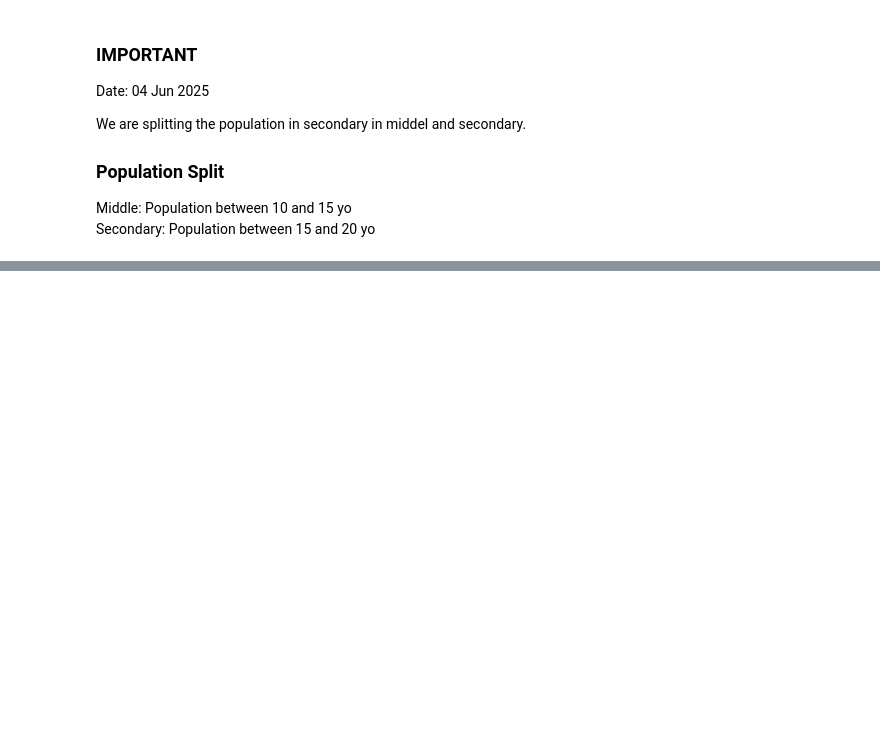
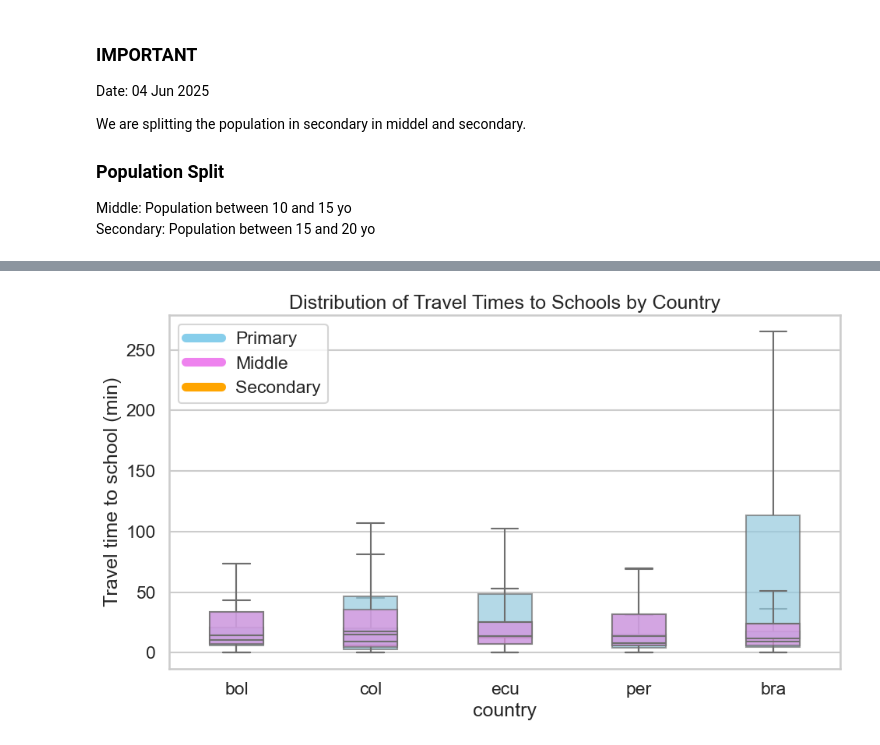
Before and after one commit to Claudio9701/amazon-settlements-edu-access, a Jupyter notebook: 04_population_distance_analysis_with_bra.ipynb, the cells around one changed output, grey strips where cells are left out. Saved outputs shown, nothing was run; the diff lists cells and outputs as text; code cells hidden in the pictures; blank space fills up the shorter version.

```diff
--- a/04_population_distance_analysis_with_bra.ipynb
+++ b/04_population_distance_analysis_with_bra.ipynb
@@ -759,35 +1249,51 @@ sns.boxplot(
     color="skyblue",
     showfliers=False,
     width=0.4,
     # position=1,
     boxprops=dict(alpha=0.7),
     linewidth=1.5,
     dodge=True,
     label="Primary",
 )
 sns.boxplot(
+    data=gdf_combined_stats[gdf_combined_stats["pop_middle_school_age"] > 0],
+    x="country",
+    y="duration_to_nearest_middle_schools",
+    color="skyblue",
+    showfliers=False,
+    width=0.4,
+    # position=1,
+    boxprops=dict(alpha=0.7),
+    linewidth=1.5,
+    dodge=True,
+    label="Middle",
+)
+sns.boxplot(
     data=gdf_combined_stats[gdf_combined_stats["pop_secondary_school_age"] > 0],
     x="country",
     y="duration_to_nearest_secondary_schools",
-    color="orange",
+    color="violet",
     showfliers=False,
     width=0.4,
-    position=0,
+    # position=0,
     boxprops=dict(alpha=0.7),
     linewidth=1.5,
     dodge=True,
     label="Secondary",
 )
 plt.ylabel("Travel time to school (min)")
 plt.title("Distribution of Travel Times to Schools by Country")
 plt.legend(
     handles=[
         plt.Line2D([0], [0], color="skyblue", lw=8, label="Primary"),
+        plt.Line2D([0], [0], color="violet", lw=8, label="Middle"),
         plt.Line2D([0], [0], color="orange", lw=8, label="Secondary"),
     ]
 )
 plt.tight_layout()
 plt.show()
+# %% [output]
+[figure, added]
 # %%
 # Summary stats for Ecuador
 ecuador = gdf_combined_stats[gdf_combined_stats["country"] == "ecu"]
```
Also changed, not shown: parts of 72 cells of this notebook.
